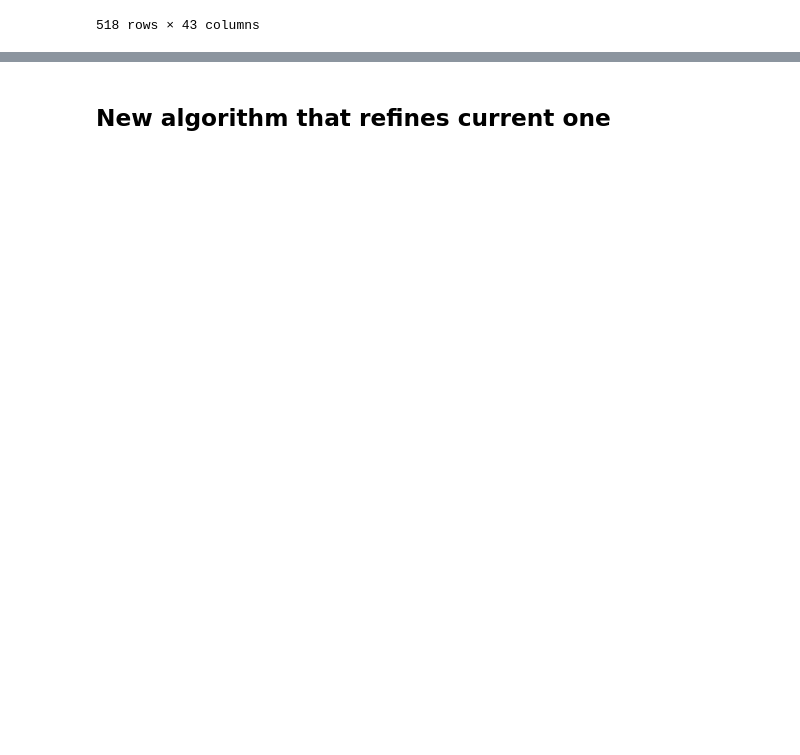
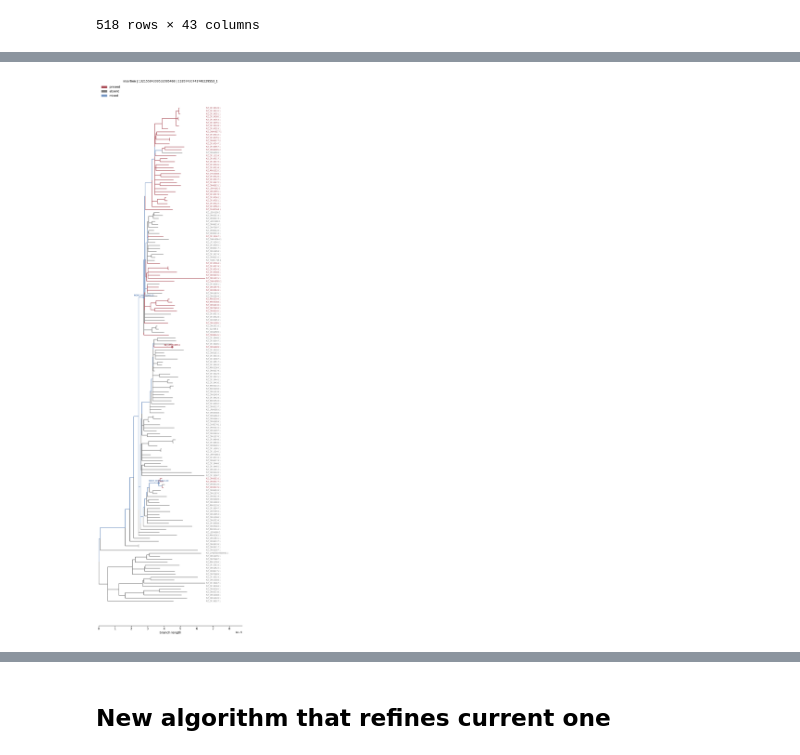
Before and after one commit to marie3003/junction_dataset, a Jupyter notebook: explore/playground_newalgorithm.ipynb, the cells around one changed output, grey strips where cells are left out. Saved outputs shown, nothing was run; the diff lists cells and outputs as text; code cells hidden in the pictures; blank space fills up the shorter version.

```diff
--- a/explore/playground_newalgorithm.ipynb
+++ b/explore/playground_newalgorithm.ipynb
@@ -37,0 +41,26 @@ jdf_all
+# %%
+junction_name = "JVNRLCFAVD_f__PLTCZQCVRD_r"
+pangraph = pp.Pangraph.from_json(f"../results/junction_pangraphs/{junction_name}.json")
+tree_path = "../config/polished_tree.nwk"
+
+cluster_map_core, consensus_paths_core, path_dict, consensus_paths_plotting, assignment_df_plotting, *_ = find_consensus_paths_refined(
+            junction_name,
+            clustering_bl_thresh=0.001,
+            tree_path=str(tree_path),
+            rare_context_thresh=0.2, z_score_threshold=3.5, seq_dedup_length_threshold=0.05
+        )
+
+for i in range(1, len(consensus_paths_plotting) + 1):
+    isolates_1 = assignment_df_plotting[assignment_df_plotting['best_consensus'] == f"consensus_{i}"].index.tolist()
+    deduplicated_paths = {iso: path for iso, path in path_dict.items() if iso in isolates_1}
+    df, path_dict_annotated, consensus_annotated = detect_event_blocks(deduplicated_paths, consensus_paths_plotting[i-1])
+    deduplicated_df, path_dict_annotated = group_events_by_clade(df, path_dict_annotated, isolates_1, method="fitch")
+    insertions, deletions, inversions = find_combined_events(path_dict_annotated, consensus_annotated, tree_path, isolates_1)
+    insertions_df = write_insertions_fasta(junction_name, pangraph, insertions, consensus = i, save_df=True, parent_dir = "../results/atb_lookup_new/insertions")
+    inversions_df = summarize_inversions_consensus(inversions, junction_name, pangraph, consensus_id = i, parent_dir = "../results/atb_lookup_new/inversions", save_df=True)
+    deletions_df = summarize_deletions_consensus(deletions, junction_name, pangraph, path_dict_annotated, assignment_df_plotting, consensus_id=i, parent_dir = "../results/atb_lookup_new/deletions", rerun_alignment=False, save_df=True)
+    break
+
+insertions_df = load_all_insertions_summaries("../results/atb_lookup_new/insertions", junction_name, save_df=True)
+inversions_df = load_all_inversions_summaries("../results/atb_lookup_new/inversions", junction_name, save_df=True)
+deletions_df = load_all_deletions_summaries("../results/atb_lookup_new/deletions", junction_name, save_df=True)
@@ -37,0 +125,11 @@ jdf_all
+# %%
+plot_event_tree(
+      df,
+      isolates_1,
+      block_id=13215584309532095468,
+      event_type="insertion",
+      context="11857430741748229553_1",
+      clade_df=deduplicated_df,
+  )
+# %% [output]
+[figure, added]
```
Also changed, not shown: parts of 39 cells of this notebook, 9 other files.
